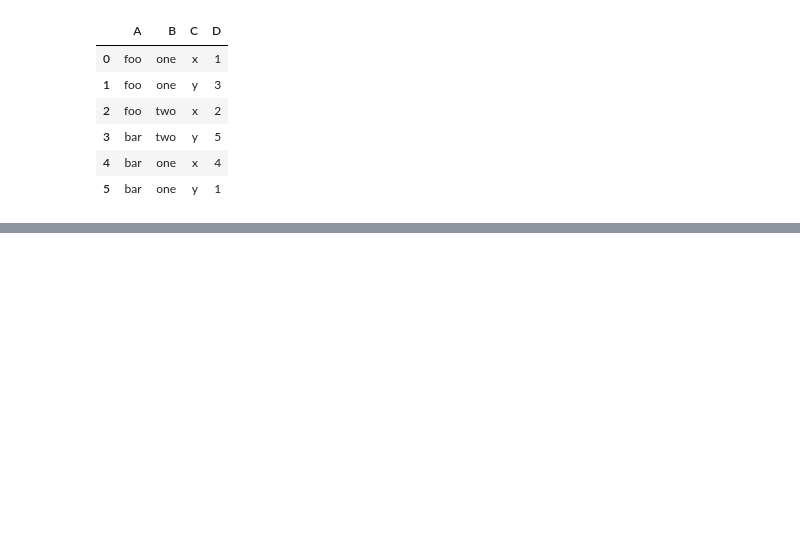
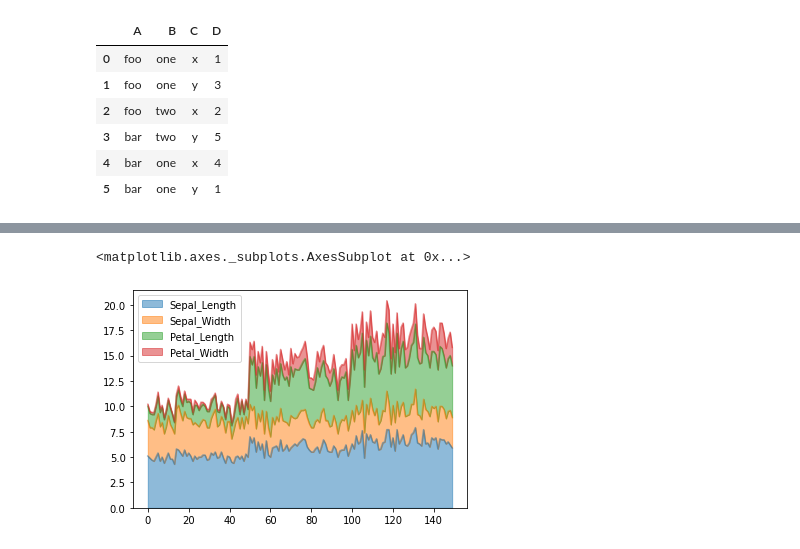
Before and after one commit to gundaminpde/2023-spring, a Jupyter notebook: 01_3_pandas_python.ipynb, the cells around one changed output, grey strips where cells are left out. Saved outputs shown, nothing was run; the diff lists cells and outputs as text; code cells hidden in the pictures; blank space fills up the shorter version.

```diff
--- a/01_3_pandas_python.ipynb
+++ b/01_3_pandas_python.ipynb
@@ -1231,0 +1313,7 @@ df
+# %%
+import seaborn as sns #Plot style will change to Seaborn package style from now on
+
+df1.plot.area(alpha=0.5)
+# %% [output]
+<matplotlib.axes._subplots.AxesSubplot at 0x...>
+[figure, added]
```
Also changed, not shown: parts of 21 cells of this notebook.
